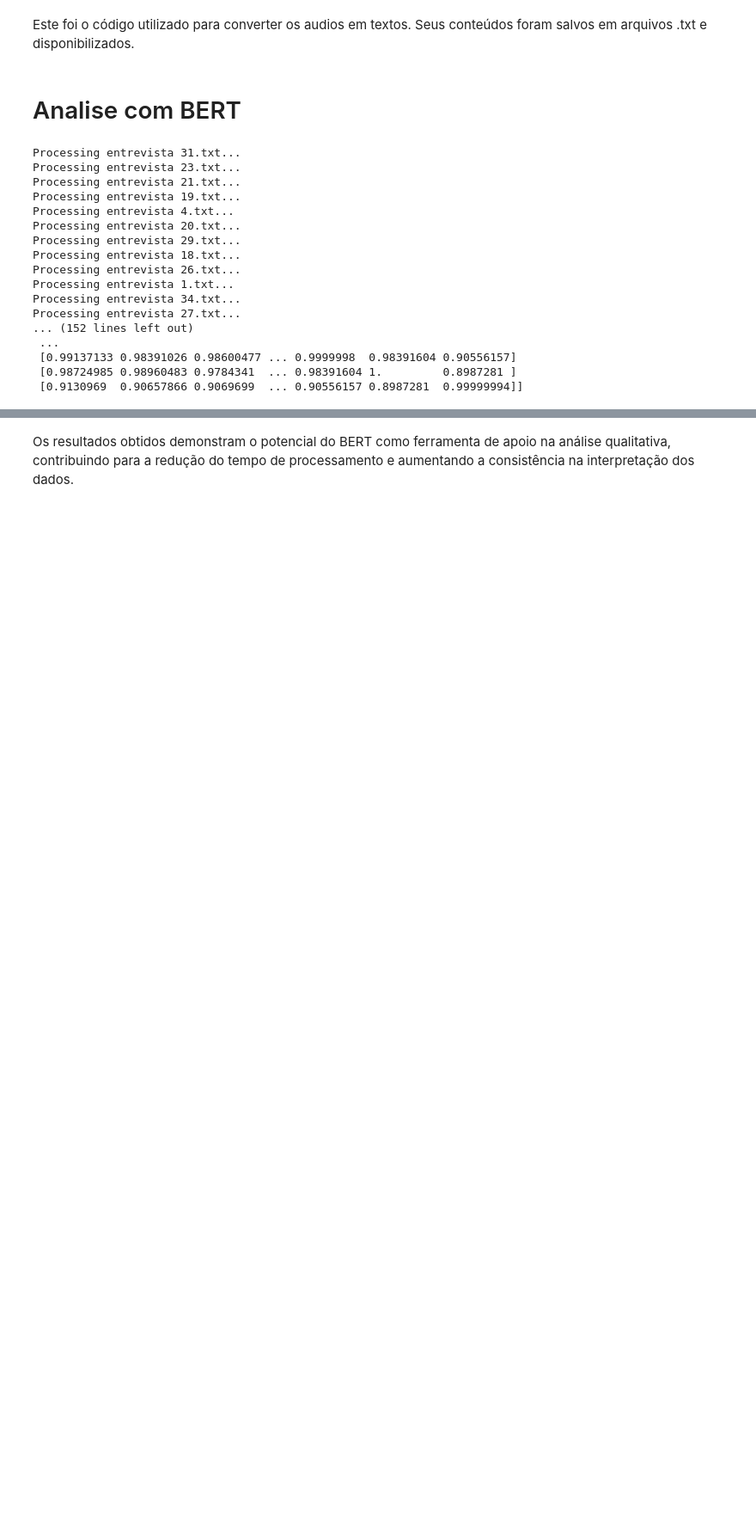
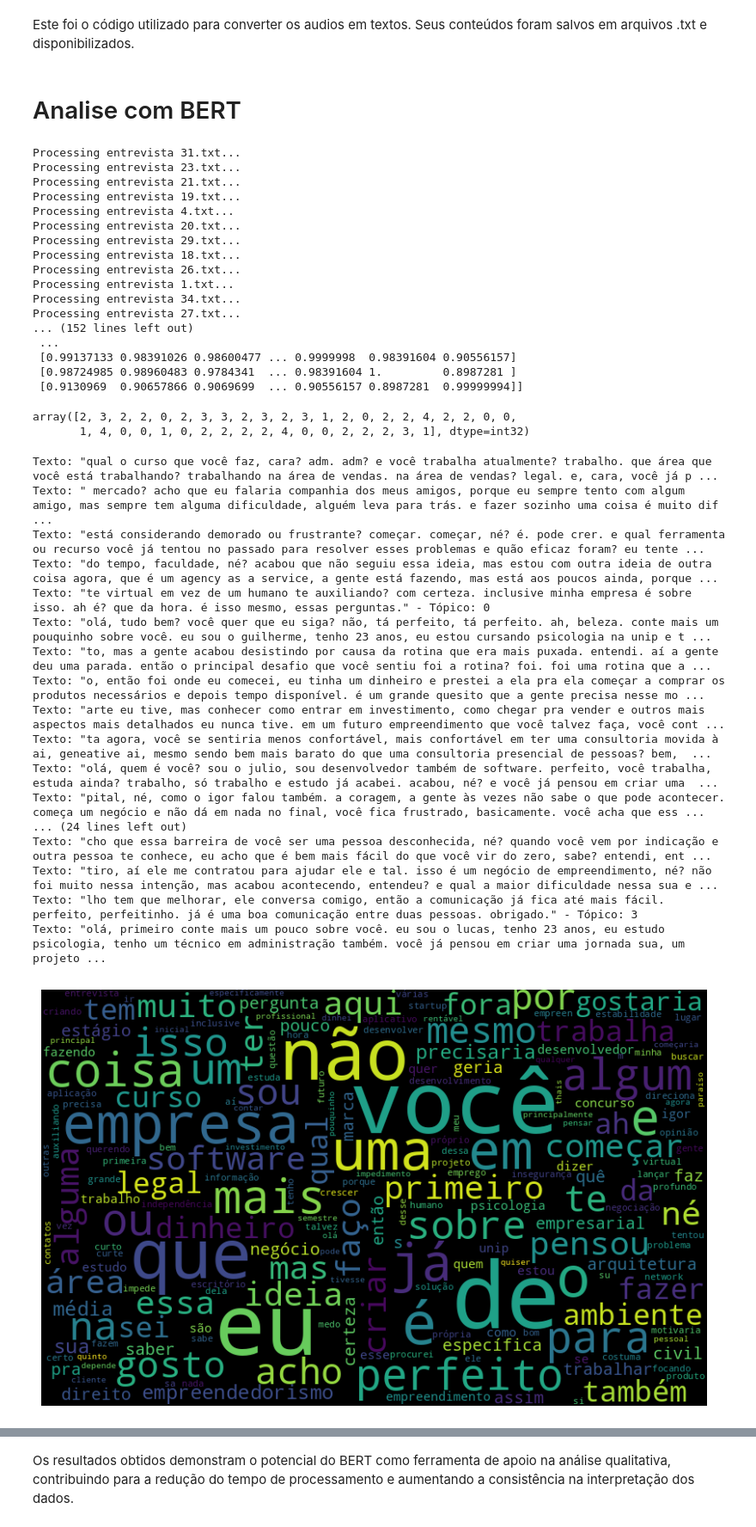
Before and after one commit to Josebentivi/An-lise-de-Entrevistas-com-BERT-e-Visualiza-o-de-Similaridade, a Jupyter notebook: Análise_de_entrevista.ipynb, the cells around one changed output, grey strips where cells are left out. Shown at 86% size. Cells and saved outputs as stored; diff of their text form; code cells hidden in the pictures; blank space fills up the shorter version.

```diff
--- a/Análise_de_entrevista.ipynb
+++ b/Análise_de_entrevista.ipynb
@@ -114,9 +115,9 @@ def analisar_entrevistas(entrevistas):
     # Calcular similaridades entre as entrevistas
     similarities = cosine_similarity(embeddings)
 
-    return resultados, similarities,dados
+    return resultados, similarities,dados,embeddings
 # %%
-resultados, similarities,dados = analisar_entrevistas(read_interviews("/content/entrevistas"))
+resultados, similarities,dados, embeddings = analisar_entrevistas(read_interviews("/content/entrevistas"))
 
 # Exibir os resultados de sentimentos
 for resultado in resultados:
@@ -143,3 +144,12 @@ Processing entrevista 27.txt...
  [0.99137133 0.98391026 0.98600477 ... 0.9999998  0.98391604 0.90556157]
  [0.98724985 0.98960483 0.9784341  ... 0.98391604 1.         0.8987281 ]
  [0.9130969  0.90657866 0.9069699  ... 0.90556157 0.8987281  0.99999994]]
+# %%
+def nuvem_palavras(textos):
+    todas_palavras = ' '.join(textos)
+
+    nuvem_de_palavras = WordCloud(width = 800, height = 500,max_font_size=110, collocations=False).generate(todas_palavras)
+    plt.figure(figsize=(10,7))
+    plt.imshow(nuvem_de_palavras, interpolation='bilinear')
+    plt.axis('off')
+    plt.show()
@@ -145,0 +160,40 @@ Processing entrevista 27.txt...
+# %%
+topic_labels
+# %% [output]
+array([2, 3, 2, 2, 0, 2, 3, 3, 2, 3, 2, 3, 1, 2, 0, 2, 2, 4, 2, 2, 0, 0,
+       1, 4, 0, 0, 1, 0, 2, 2, 2, 2, 4, 0, 0, 2, 2, 2, 3, 1], dtype=int32)
+# %%
+num_clusters = 5
+kmeans = KMeans(n_clusters=num_clusters, random_state=0).fit(embeddings)
+topic_labels = kmeans.labels_
+grupos = {}
+for i in range(num_clusters):
+    grupos[i]=[]
+# Exibindo resultados de tópicos
+for i, text in enumerate(dados):
+  try:
+    grupos[topic_labels[i]].append(text)
+    print(f'Texto: "{text}" - Tópico: {topic_labels[i]}')
+  except:
+    pass
+for i in range(num_clusters):
+    nuvem_palavras(grupos[i])
+# %% [output]
+Texto: "qual o curso que você faz, cara? adm. adm? e você trabalha atualmente? trabalho. que área que você está trabalhando? trabalhando na área de vendas. na área de vendas? legal. e, cara, você já p ...
+Texto: " mercado? acho que eu falaria companhia dos meus amigos, porque eu sempre tento com algum amigo, mas sempre tem alguma dificuldade, alguém leva para trás. e fazer sozinho uma coisa é muito dif ...
+Texto: "está considerando demorado ou frustrante? começar. começar, né? é. pode crer. e qual ferramenta ou recurso você já tentou no passado para resolver esses problemas e quão eficaz foram? eu tente ...
+Texto: "do tempo, faculdade, né? acabou que não seguiu essa ideia, mas estou com outra ideia de outra coisa agora, que é um agency as a service, a gente está fazendo, mas está aos poucos ainda, porque ...
+Texto: "te virtual em vez de um humano te auxiliando? com certeza. inclusive minha empresa é sobre isso. ah é? que da hora. é isso mesmo, essas perguntas." - Tópico: 0
+Texto: "olá, tudo bem? você quer que eu siga? não, tá perfeito, tá perfeito. ah, beleza. conte mais um pouquinho sobre você. eu sou o guilherme, tenho 23 anos, eu estou cursando psicologia na unip e t ...
+Texto: "to, mas a gente acabou desistindo por causa da rotina que era mais puxada. entendi. aí a gente deu uma parada. então o principal desafio que você sentiu foi a rotina? foi. foi uma rotina que a ...
+Texto: "o, então foi onde eu comecei, eu tinha um dinheiro e prestei a ela pra ela começar a comprar os produtos necessários e depois tempo disponível. é um grande quesito que a gente precisa nesse mo ...
+Texto: "arte eu tive, mas conhecer como entrar em investimento, como chegar pra vender e outros mais aspectos mais detalhados eu nunca tive. em um futuro empreendimento que você talvez faça, você cont ...
+Texto: "ta agora, você se sentiria menos confortável, mais confortável em ter uma consultoria movida à ai, geneative ai, mesmo sendo bem mais barato do que uma consultoria presencial de pessoas? bem,  ...
+Texto: "olá, quem é você? sou o julio, sou desenvolvedor também de software. perfeito, você trabalha, estuda ainda? trabalho, só trabalho e estudo já acabei. acabou, né? e você já pensou em criar uma  ...
+Texto: "pital, né, como o igor falou também. a coragem, a gente às vezes não sabe o que pode acontecer. começa um negócio e não dá em nada no final, você fica frustrado, basicamente. você acha que ess ...
+... (24 lines left out)
+Texto: "cho que essa barreira de você ser uma pessoa desconhecida, né? quando você vem por indicação e outra pessoa te conhece, eu acho que é bem mais fácil do que você vir do zero, sabe? entendi, ent ...
+Texto: "tiro, aí ele me contratou para ajudar ele e tal. isso é um negócio de empreendimento, né? não foi muito nessa intenção, mas acabou acontecendo, entendeu? e qual a maior dificuldade nessa sua e ...
+Texto: "lho tem que melhorar, ele conversa comigo, então a comunicação já fica até mais fácil. perfeito, perfeitinho. já é uma boa comunicação entre duas pessoas. obrigado." - Tópico: 3
+Texto: "olá, primeiro conte mais um pouco sobre você. eu sou o lucas, tenho 23 anos, eu estudo psicologia, tenho um técnico em administração também. você já pensou em criar uma jornada sua, um projeto ...
+[figure, added]
```
Also changed, not shown: parts of 3 cells of this notebook.
